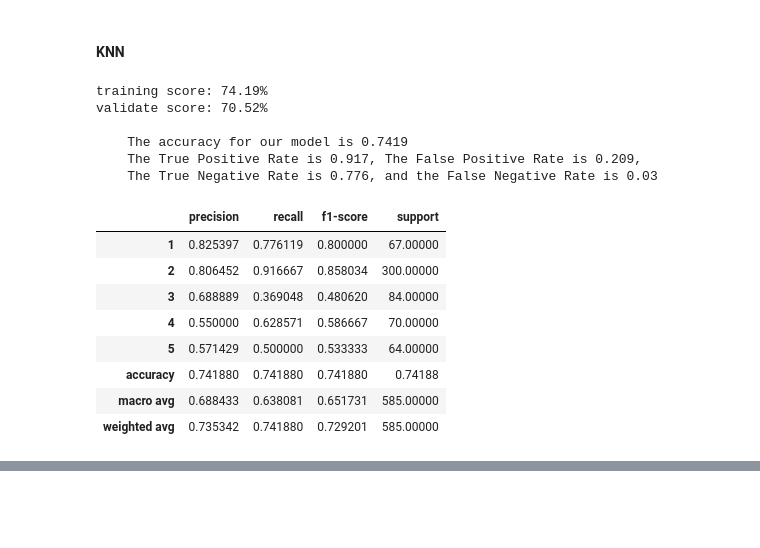
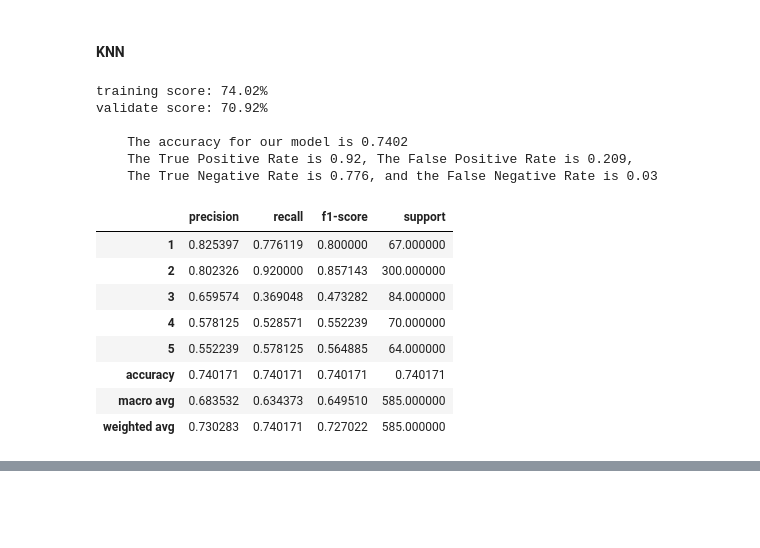
Before and after one commit to annah-vu/pokemon_project, a Jupyter notebook: simplified_catch_rate_scratchbook.ipynb, the cells around one changed output, grey strips where cells are left out. Saved outputs shown, nothing was run; the diff lists cells and outputs as text; code cells hidden in the pictures.

```diff
--- a/simplified_catch_rate_scratchbook.ipynb
+++ b/simplified_catch_rate_scratchbook.ipynb
@@ -572,14 +438,0 @@ Got em! There's evidence to suggest at least 2 of these groups have different me
-# %%
-a=0.05
-catch1 = train[train.simplified_catch_rate == 1].height_m
-catch2 = train[train.simplified_catch_rate == 2].height_m
-catch3 = train[train.simplified_catch_rate == 3].height_m
-catch4 = train[train.simplified_catch_rate == 4].height_m
-catch5 = train[train.simplified_catch_rate == 5].height_m
-f, p = f_oneway(catch1,catch2,catch3,catch4,catch5)
-f,p
-print(f'p value is {p}')
-if p>a:
-    print('Aw man! Fail to reject the null hypothesis')
-else:
-    print('Got em! There\'s evidence to suggest at least 2 of these groups have different means for catch rate!')
@@ -629,6 +499,6 @@ scatterplot(train, 'attack','sp_attack')
 Over Exploration Takeaways:
    - A number of features such as total_points, the stat features, status number, and their gender percentage are strongly correlated with their catch rate. However, with our visuals, we can see there is also a lot of overlap and diversity in Pokemon.
 # %%
-selectkbest(X_train_scaled, y_train, 10)
+new_kbest = selectkbest(X_train_scaled, y_train, 10)
 # %% [output]
 10 selected features
@@ -640,9 +510,9 @@ selectkbest(X_train_scaled, y_train, 10)
 # %% [markdown]
 ## Modeling
 # %%
-def get_metrics_binary(clf):
+def get_metrics(clf):
     '''
-    get_metrics_binary takes in a confusion matrix (cnf) for a binary classifier and prints out metrics based on
+    get_metrics takes in a confusion matrix (cnf) for a binary classifier and prints out metrics based on
     values in variables named X_train, y_train, and y_pred.
 
     return: a classification report as a transposed DataFrame
@@ -672,10 +555,10 @@ y_col = 'simplified_catch_rate'
 # %%
 #using only our features
-X_train, y_train = train[x_col], train[y_col]
+X_train, y_train = train[new_kbest], train[y_col]
 
-X_validate, y_validate = validate[x_col], validate[y_col]
+X_validate, y_validate = validate[new_kbest], validate[y_col]
 
-X_test, y_test = test[x_col], test[y_col]
+X_test, y_test = test[new_kbest], test[y_col]
 # %%
 #what should our baseline prediction be?
 y_train.value_counts()
@@ -848,26 +731,26 @@ recall score is 0.34
 # %%
 knn = KNeighborsClassifier(n_neighbors = 12)
 knn.fit(X_train, y_train)
 y_pred = knn.predict(X_train)
 print(f'training score: {knn.score(X_train, y_train):.2%}')
 print(f'validate score: {knn.score(X_validate, y_validate):.2%}')
-get_metrics_binary(knn)
+get_metrics(knn)
 # %% [output]
-training score: 74.19%
-validate score: 70.52%
+training score: 74.02%
+validate score: 70.92%
 
-    The accuracy for our model is 0.7419
-    The True Positive Rate is 0.917, The False Positive Rate is 0.209,
+    The accuracy for our model is 0.7402
+    The True Positive Rate is 0.92, The False Positive Rate is 0.209,
     The True Negative Rate is 0.776, and the False Negative Rate is 0.03
 |  | precision | recall | f1-score | support |
-| 1 | 0.825397 | 0.776119 | 0.800000 | 67.00000 |
-| 2 | 0.806452 | 0.916667 | 0.858034 | 300.00000 |
-| 3 | 0.688889 | 0.369048 | 0.480620 | 84.00000 |
-| 4 | 0.550000 | 0.628571 | 0.586667 | 70.00000 |
-| 5 | 0.571429 | 0.500000 | 0.533333 | 64.00000 |
-| accuracy | 0.741880 | 0.741880 | 0.741880 | 0.74188 |
-| macro avg | 0.688433 | 0.638081 | 0.651731 | 585.00000 |
-| weighted avg | 0.735342 | 0.741880 | 0.729201 | 585.00000 |
+| 1 | 0.825397 | 0.776119 | 0.800000 | 67.000000 |
+| 2 | 0.802326 | 0.920000 | 0.857143 | 300.000000 |
+| 3 | 0.659574 | 0.369048 | 0.473282 | 84.000000 |
+| 4 | 0.578125 | 0.528571 | 0.552239 | 70.000000 |
+| 5 | 0.552239 | 0.578125 | 0.564885 | 64.000000 |
+| accuracy | 0.740171 | 0.740171 | 0.740171 | 0.740171 |
+| macro avg | 0.683532 | 0.634373 | 0.649510 | 585.000000 |
+| weighted avg | 0.730283 | 0.740171 | 0.727022 | 585.000000 |
 # %%
 print('Scores for KNN!')
 print('---------------------------')
```
Also changed, not shown: parts of 27 cells of this notebook.
